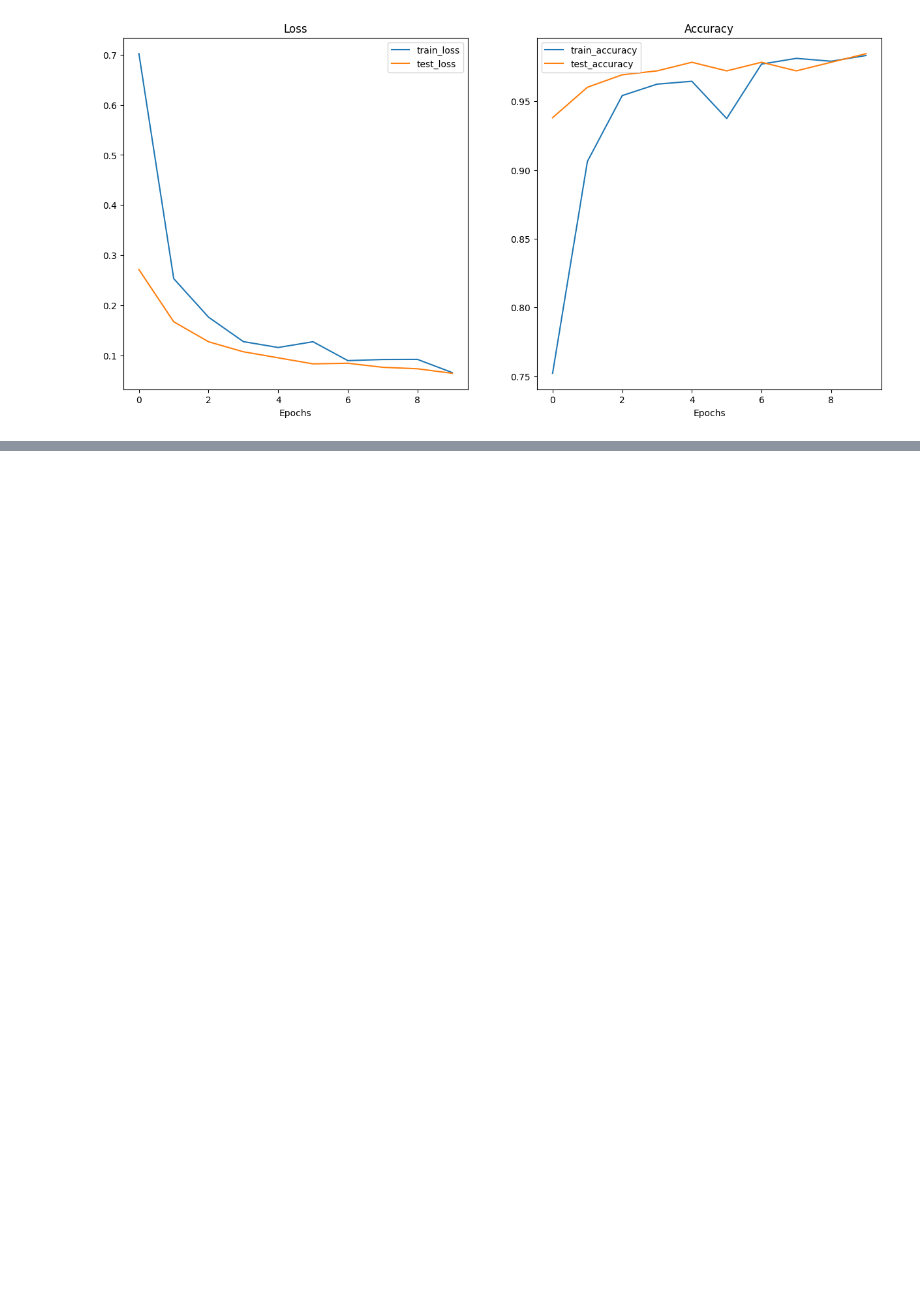
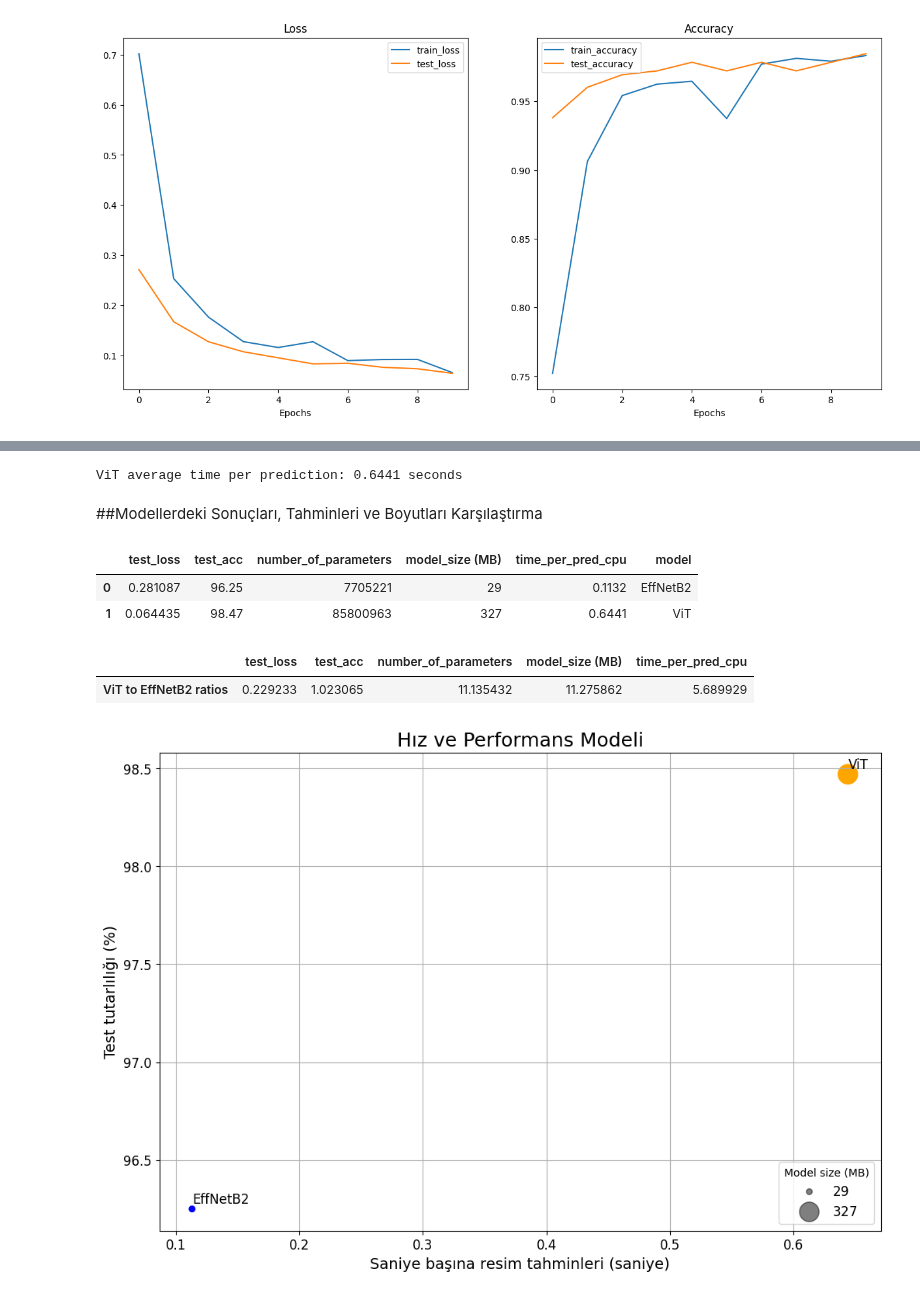
Before and after one commit to ugursirvermez/PyTorch_Education, a Jupyter notebook: 11_pytorch_model_deployment.ipynb, the cells around one changed output, grey strips where cells are left out. Cells and saved outputs as stored; diff of their text form; code cells hidden in the pictures; blank space fills up the shorter version.

Commit message:
Veri Sonuçlarını Karşılaştırma Colab kullanılarak oluşturuldu

```diff
--- a/11_pytorch_model_deployment.ipynb
+++ b/11_pytorch_model_deployment.ipynb
@@ -365,0 +483,4 @@ Eğitilmiş ViT Modeli Boyutu: 327 MB
+# %%
+# EffNetB2 ortalama tahmin süresini yazdıralım.
+effnetb2_stats["time_per_pred_cpu"] = effnetb2_average_time_per_pred
+effnetb2_stats
@@ -365,0 +523,70 @@ Eğitilmiş ViT Modeli Boyutu: 327 MB
+# %%
+# Her tahmindeki ortalama süreyi yazdıralım.
+vit_average_time_per_pred = round(vit_test_pred_df.time_for_pred.mean(), 4)
+print(f"ViT average time per prediction: {vit_average_time_per_pred} seconds")
+
+# ViT modelinin ortalama tahmin süresini yazdıralım.
+vit_stats["time_per_pred_cpu"] = vit_average_time_per_pred
+# %% [output]
+ViT average time per prediction: 0.6441 seconds
+# %% [markdown]
+##Modellerdeki Sonuçları, Tahminleri ve Boyutları Karşılaştırma
+# %%
+# DataFrame'de İki Sonucu Yazdıralım.
+df = pd.DataFrame([effnetb2_stats, vit_stats])
+
+# Model isimlerine göre  sütunlar oluşturalım.
+df["model"] = ["EffNetB2", "ViT"]
+
+# Tutarlılıkları yüzdelik yapalım.
+df["test_acc"] = round(df["test_acc"] * 100, 2)
+
+df
+# %% [output]
+|  | test_loss | test_acc | number_of_parameters | model_size (MB) | time_per_pred_cpu | model |
+| 0 | 0.281087 | 96.25 | 7705221 | 29 | 0.1132 | EffNetB2 |
+| 1 | 0.064435 | 98.47 | 85800963 | 327 | 0.6441 | ViT |
+# %%
+# ViT ve EffNetB2 karakteristik sonuçlarına bakalım
+pd.DataFrame(data=(df.set_index("model").loc["ViT"] / df.set_index("model").loc["EffNetB2"]),
+             columns=["ViT to EffNetB2 ratios"]).T
+# %% [output]
+|  | test_loss | test_acc | number_of_parameters | model_size (MB) | time_per_pred_cpu |
+| ViT to EffNetB2 ratios | 0.229233 | 1.023065 | 11.135432 | 11.275862 | 5.689929 |
+# %%
+# 1. DataFrame için plot oluşturalım
+fig, ax = plt.subplots(figsize=(12, 8))
+scatter = ax.scatter(data=df,
+                     x="time_per_pred_cpu",
+                     y="test_acc",
+                     c=["blue", "orange"], # renk seçimi
+                     s="model_size (MB)") # model boyutuna göre noktaların büyüklüğü
+
+# 2. Grtafiğin renkleri isimleri vs.
+ax.set_title("Hız ve Performans Modeli", fontsize=18)
+ax.set_xlabel("Saniye başına resim tahminleri (saniye)", fontsize=14)
+ax.set_ylabel("Test tutarlılığı (%)", fontsize=14)
+ax.tick_params(axis='both', labelsize=12)
+ax.grid(True)
+
+# 3. Model İsimleri
+for index, row in df.iterrows():
+    ax.annotate(text=row["model"], xy=(row["time_per_pred_cpu"]+0.0006, row["test_acc"]+0.03), size=12)
+
+# 4. Model Boyutlarının yazdırılması
+handles, labels = scatter.legend_elements(prop="sizes", alpha=0.5)
+model_size_legend = ax.legend(handles,
+                              labels,
+                              loc="lower right",
+                              title="Model size (MB)",
+                              fontsize=12)
+
+# Görseli saklama
+!mkdir images/
+
+plt.savefig("images/09-speed-vs-performance.jpg")
+
+# Görseli göster
+plt.show()
+# %% [output]
+[figure, added]
```
Also changed, not shown: parts of 11 cells of this notebook.
